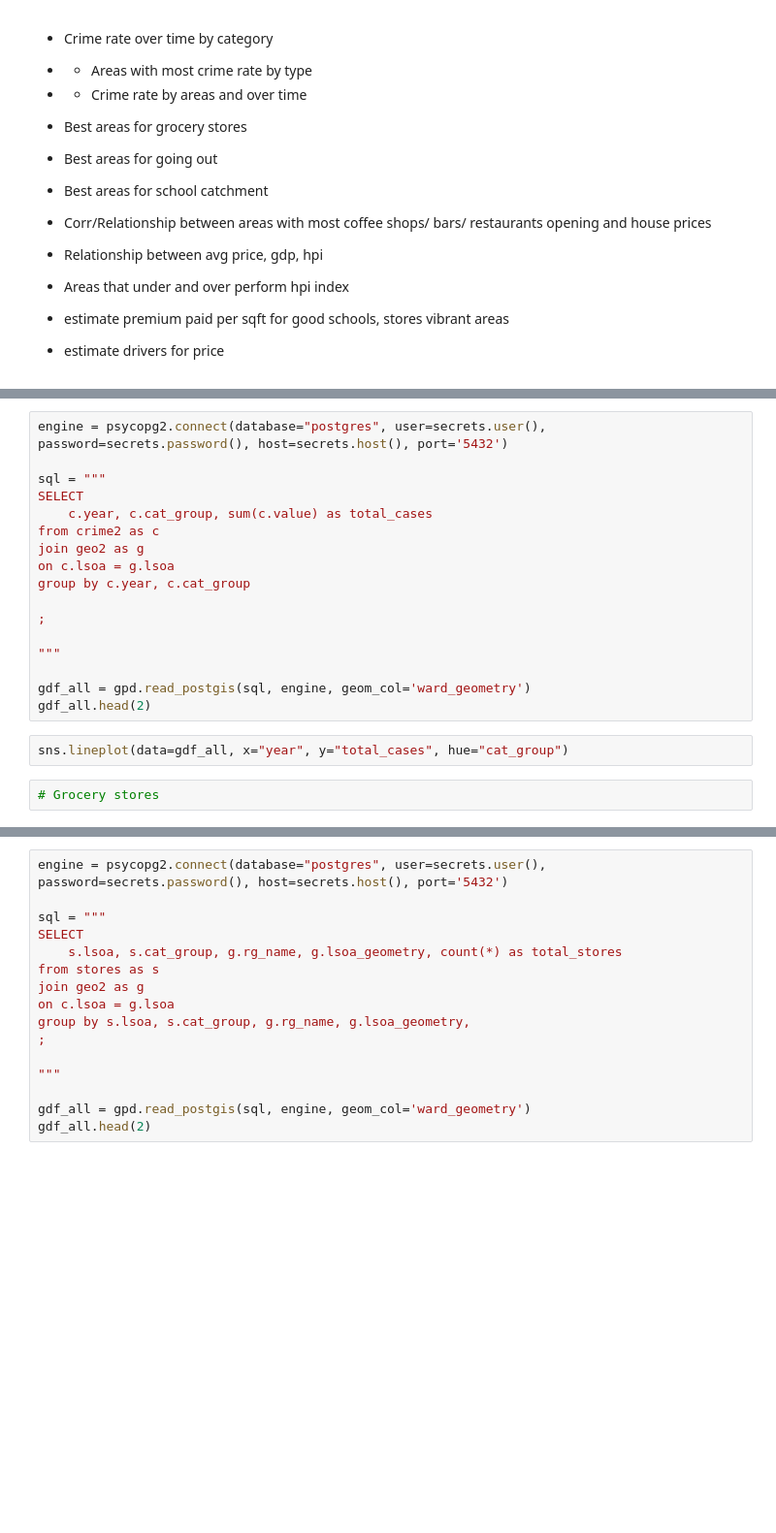
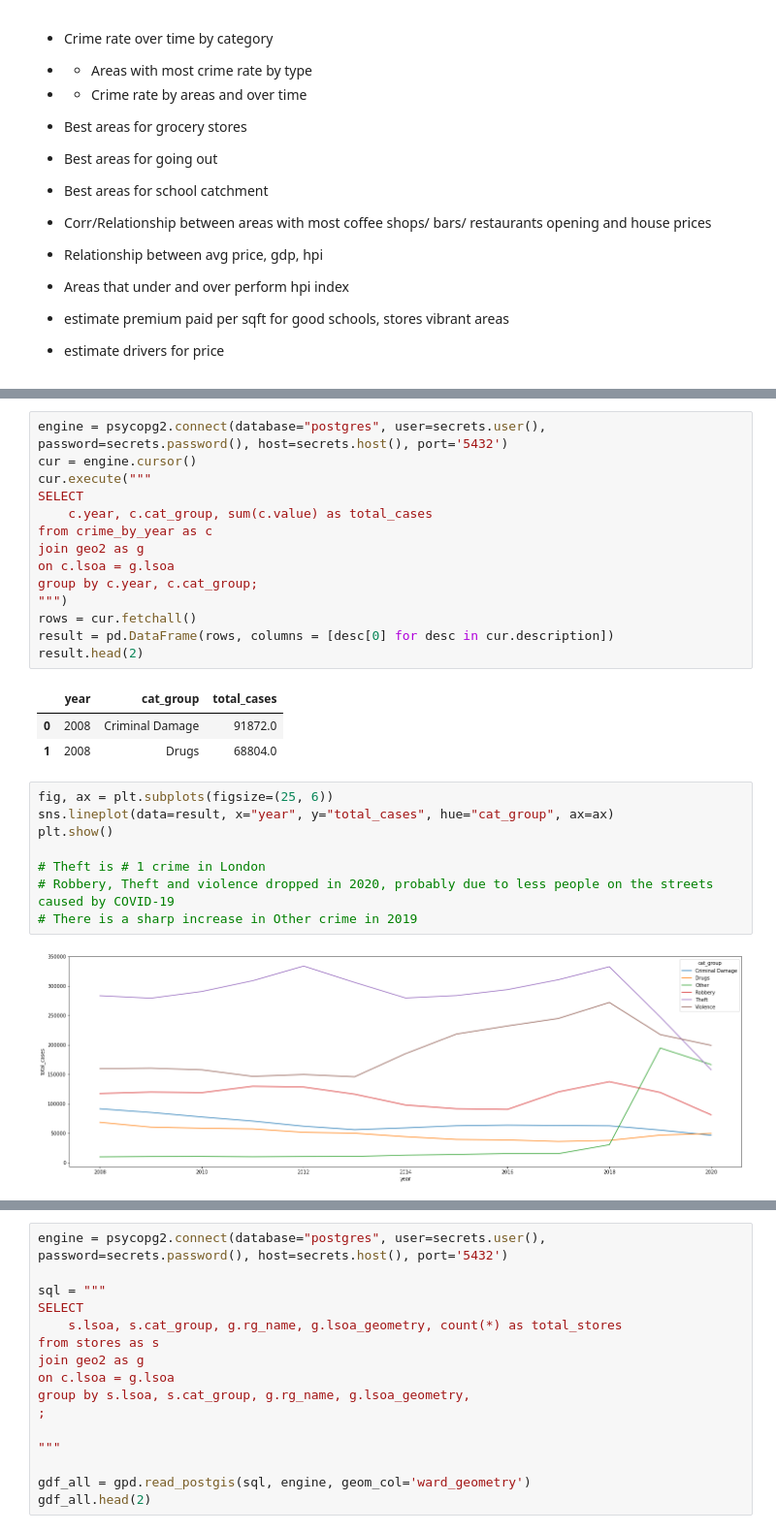
Before and after one commit to jelenalor/RealEstate, a Jupyter notebook: 2.EDA regions.ipynb, the cells around one changed output, grey strips where cells are left out. Shown: that part at 97% size. Drawn from its saved outputs; the diff is of its cells as text; blank space fills up the shorter version.

```diff
--- a/2.EDA regions.ipynb
+++ b/2.EDA regions.ipynb
@@ -99,22 +103,29 @@ plt.show()
 [figure]
 # %%
 engine = psycopg2.connect(database="postgres", user=secrets.user(), password=secrets.password(), host=secrets.host(), port='5432')
-
-sql = """
+cur = engine.cursor()
+cur.execute("""
 SELECT
     c.year, c.cat_group, sum(c.value) as total_cases
-from crime2 as c
+from crime_by_year as c
 join geo2 as g
 on c.lsoa = g.lsoa
-group by c.year, c.cat_group
-
-;
-
-"""
-
-gdf_all = gpd.read_postgis(sql, engine, geom_col='ward_geometry')
-gdf_all.head(2)
+group by c.year, c.cat_group;
+""")
+rows = cur.fetchall()
+result = pd.DataFrame(rows, columns = [desc[0] for desc in cur.description])
+result.head(2)
+# %% [output]
+|  | year | cat_group | total_cases |
+| 0 | 2008 | Criminal Damage | 91872.0 |
+| 1 | 2008 | Drugs | 68804.0 |
-# %%
-sns.lineplot(data=gdf_all, x="year", y="total_cases", hue="cat_group")
-# %%
-# Grocery stores
+# %%
+fig, ax = plt.subplots(figsize=(25, 6))
+sns.lineplot(data=result, x="year", y="total_cases", hue="cat_group", ax=ax)
+plt.show()
+
+# Theft is # 1 crime in London
+# Robbery, Theft and violence dropped in 2020, probably due to less people on the streets caused by COVID-19
+# There is a sharp increase in Other crime in 2019
+# %% [output]
+[figure, added]
```
Also changed, not shown: parts of 10 cells of this notebook.
